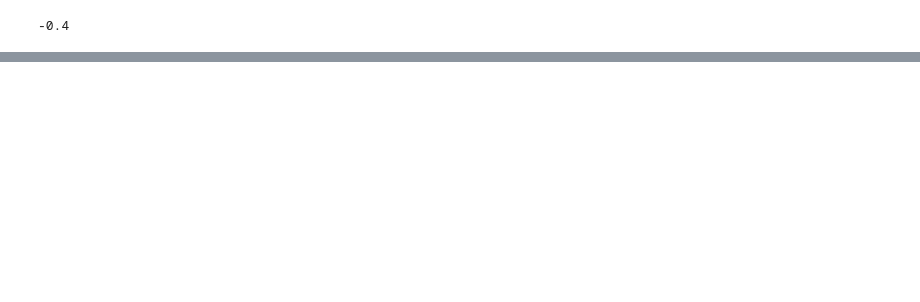
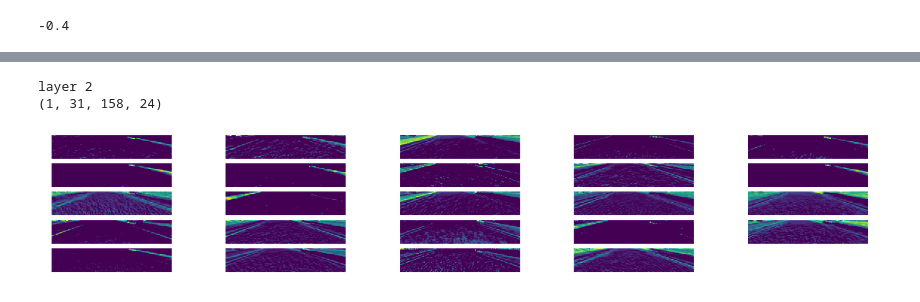
Before and after one commit to bessszilard/Udacity-Self-Driving-Car-Engineer-Nanodegree-Program, a Jupyter notebook: Project-4-Behavioral-Cloning/Behavioral_cloning_CNN.ipynb, the cells around one changed output, grey strips where cells are left out. Cells and saved outputs as stored; diff of their text form; code cells hidden in the pictures; blank space fills up the shorter version.

```diff
--- a/Project-4-Behavioral-Cloning/Behavioral_cloning_CNN.ipynb
+++ b/Project-4-Behavioral-Cloning/Behavioral_cloning_CNN.ipynb
@@ -287,0 +311,27 @@ for i in range(7):
+# %%
+print("layer", layer_numb)
+current_activation = activations[layer_numb]
+print(current_activation.shape)
+
+cols = 5 # int(64*4 // np.ceil(current_activation.shape[-2]))
+rows = int(np.ceil(current_activation.shape[-1] / cols))
+f, ax = plt.subplots(rows, cols, figsize=(30, 5))
+# plt.tight_layout()
+
+for i in range(rows):
+    for j in range(cols):
+        index = i*cols + j
+        if index < current_activation.shape[-1]:
+            ax[i][j].imshow(current_activation[0, :, :, i*cols + j], cmap='viridis')
+        ax[i][j].axis('off')
+
+file_name = "layer" + str(layer_numb) + ".png"
+plt.savefig(file_name, dpi=300)
+files.download(file_name)
+
+plt.show()
+layer_numb += 1
+# %% [output]
+layer 2
+(1, 31, 158, 24)
+[figure, added]
```
Also changed, not shown: parts of 3 cells of this notebook.
